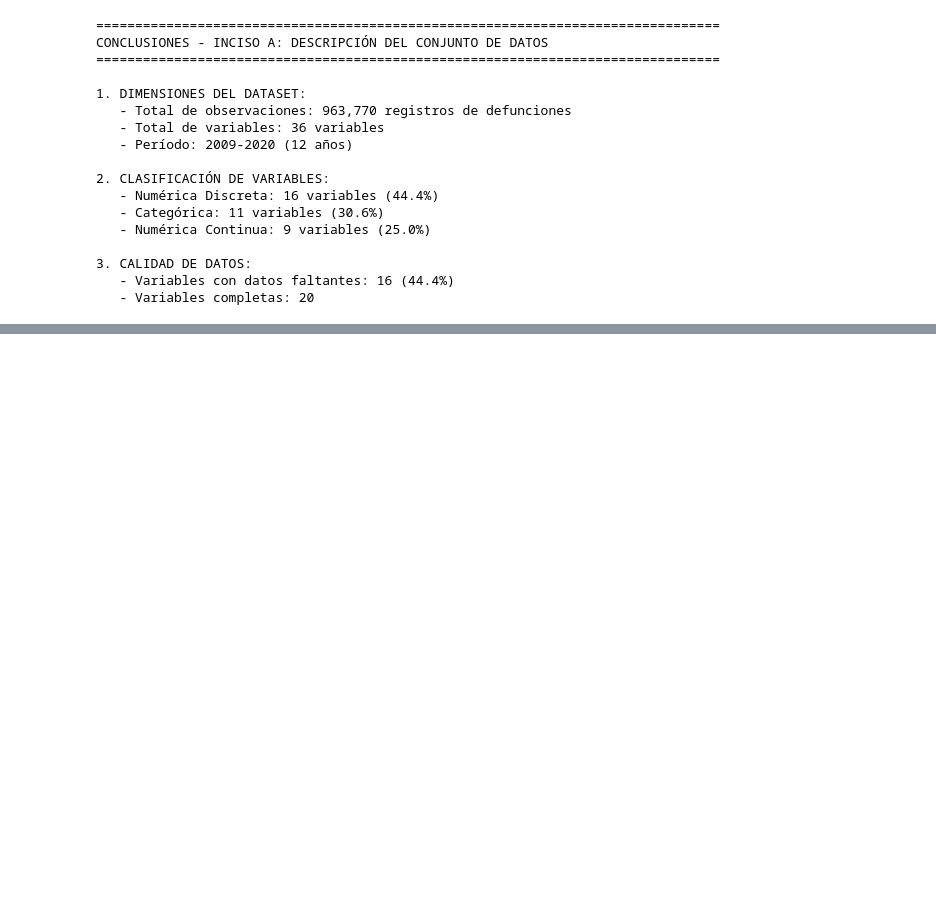
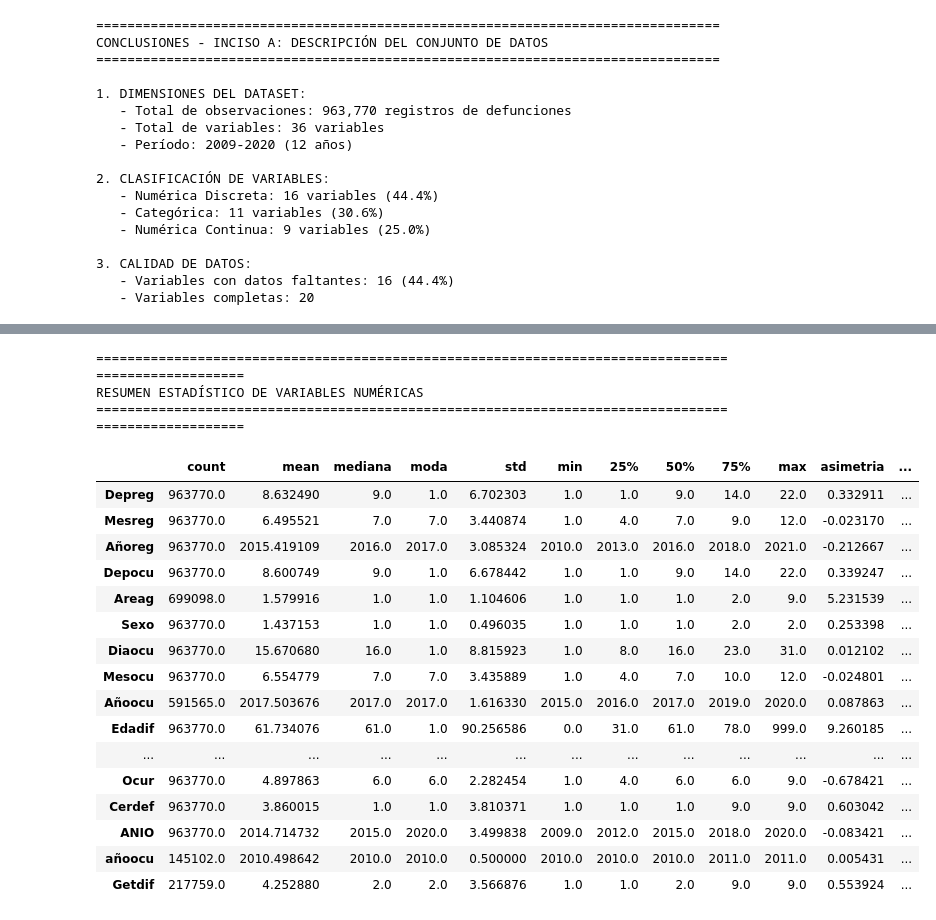
Before and after one commit to FerAHMz/proy1-md, a Jupyter notebook: data-ananlist-defunciones/analisis_defunciones.ipynb, the cells around one changed output, grey strips where cells are left out. Saved outputs shown, nothing was run; the diff lists cells and outputs as text; code cells hidden in the pictures; blank space fills up the shorter version.

```diff
--- a/data-ananlist-defunciones/analisis_defunciones.ipynb
+++ b/data-ananlist-defunciones/analisis_defunciones.ipynb
@@ -520,0 +556,41 @@ CONCLUSIONES - INCISO A: DESCRIPCIÓN DEL CONJUNTO DE DATOS
+# %%
+# Resumen estadístico completo de variables numéricas
+print("="*100)
+print("RESUMEN ESTADÍSTICO DE VARIABLES NUMÉRICAS")
+print("="*100)
+
+resumen_estadistico = df_unificado[variables_numericas].describe().T
+
+# Añadir estadísticas adicionales
+resumen_estadistico['mediana'] = df_unificado[variables_numericas].median()
+resumen_estadistico['moda'] = df_unificado[variables_numericas].mode().iloc[0]
+resumen_estadistico['asimetria'] = df_unificado[variables_numericas].skew()
+resumen_estadistico['curtosis'] = df_unificado[variables_numericas].kurtosis()
+resumen_estadistico['missing'] = df_unificado[variables_numericas].isna().sum()
+resumen_estadistico['missing_%'] = (df_unificado[variables_numericas].isna().sum() / len(df_unificado) * 100).round(2)
+
+# Reordenar columnas
+resumen_estadistico = resumen_estadistico[['count', 'mean', 'mediana', 'moda', 'std', 'min', '25%', '50%', '75%', 'max', 'asimetria', 'curtosis', 'missing', 'missing_%']]
+
+display(resumen_estadistico)
+# %% [output]
+====================================================================================================
+RESUMEN ESTADÍSTICO DE VARIABLES NUMÉRICAS
+====================================================================================================
+|  | count | mean | mediana | moda | std | min | 25% | 50% | 75% | max | asimetria | ... |
+| Depreg | 963770.0 | 8.632490 | 9.0 | 1.0 | 6.702303 | 1.0 | 1.0 | 9.0 | 14.0 | 22.0 | 0.332911 | ... |
+| Mesreg | 963770.0 | 6.495521 | 7.0 | 7.0 | 3.440874 | 1.0 | 4.0 | 7.0 | 9.0 | 12.0 | -0.023170 | ... |
+| Añoreg | 963770.0 | 2015.419109 | 2016.0 | 2017.0 | 3.085324 | 2010.0 | 2013.0 | 2016.0 | 2018.0 | 2021.0 | -0.212667 | ... |
+| Depocu | 963770.0 | 8.600749 | 9.0 | 1.0 | 6.678442 | 1.0 | 1.0 | 9.0 | 14.0 | 22.0 | 0.339247 | ... |
+| Areag | 699098.0 | 1.579916 | 1.0 | 1.0 | 1.104606 | 1.0 | 1.0 | 1.0 | 2.0 | 9.0 | 5.231539 | ... |
+| Sexo | 963770.0 | 1.437153 | 1.0 | 1.0 | 0.496035 | 1.0 | 1.0 | 1.0 | 2.0 | 2.0 | 0.253398 | ... |
+| Diaocu | 963770.0 | 15.670680 | 16.0 | 1.0 | 8.815923 | 1.0 | 8.0 | 16.0 | 23.0 | 31.0 | 0.012102 | ... |
+| Mesocu | 963770.0 | 6.554779 | 7.0 | 7.0 | 3.435889 | 1.0 | 4.0 | 7.0 | 10.0 | 12.0 | -0.024801 | ... |
+| Añoocu | 591565.0 | 2017.503676 | 2017.0 | 2017.0 | 1.616330 | 2015.0 | 2016.0 | 2017.0 | 2019.0 | 2020.0 | 0.087863 | ... |
+| Edadif | 963770.0 | 61.734076 | 61.0 | 1.0 | 90.256586 | 0.0 | 31.0 | 61.0 | 78.0 | 999.0 | 9.260185 | ... |
+| ... | ... | ... | ... | ... | ... | ... | ... | ... | ... | ... | ... | ... |
+| Ocur | 963770.0 | 4.897863 | 6.0 | 6.0 | 2.282454 | 1.0 | 4.0 | 6.0 | 6.0 | 9.0 | -0.678421 | ... |
+| Cerdef | 963770.0 | 3.860015 | 1.0 | 1.0 | 3.810371 | 1.0 | 1.0 | 1.0 | 9.0 | 9.0 | 0.603042 | ... |
+| ANIO | 963770.0 | 2014.714732 | 2015.0 | 2020.0 | 3.499838 | 2009.0 | 2012.0 | 2015.0 | 2018.0 | 2020.0 | -0.083421 | ... |
+| añoocu | 145102.0 | 2010.498642 | 2010.0 | 2010.0 | 0.500000 | 2010.0 | 2010.0 | 2010.0 | 2011.0 | 2011.0 | 0.005431 | ... |
+| Getdif | 217759.0 | 4.252880 | 2.0 | 2.0 | 3.566876 | 1.0 | 1.0 | 2.0 | 9.0 | 9.0 | 0.553924 | ... |
```
Also changed, not shown: parts of 36 cells of this notebook.
